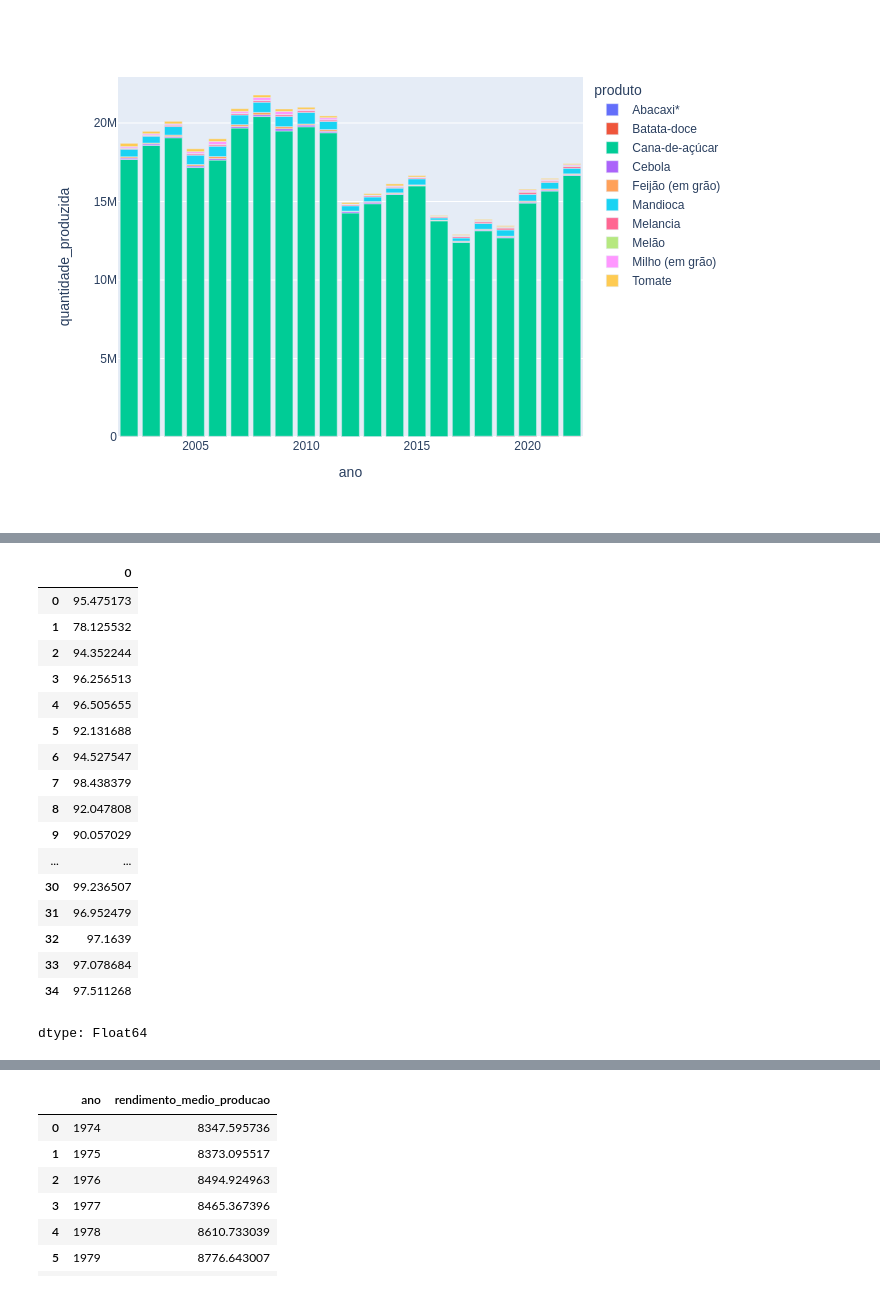
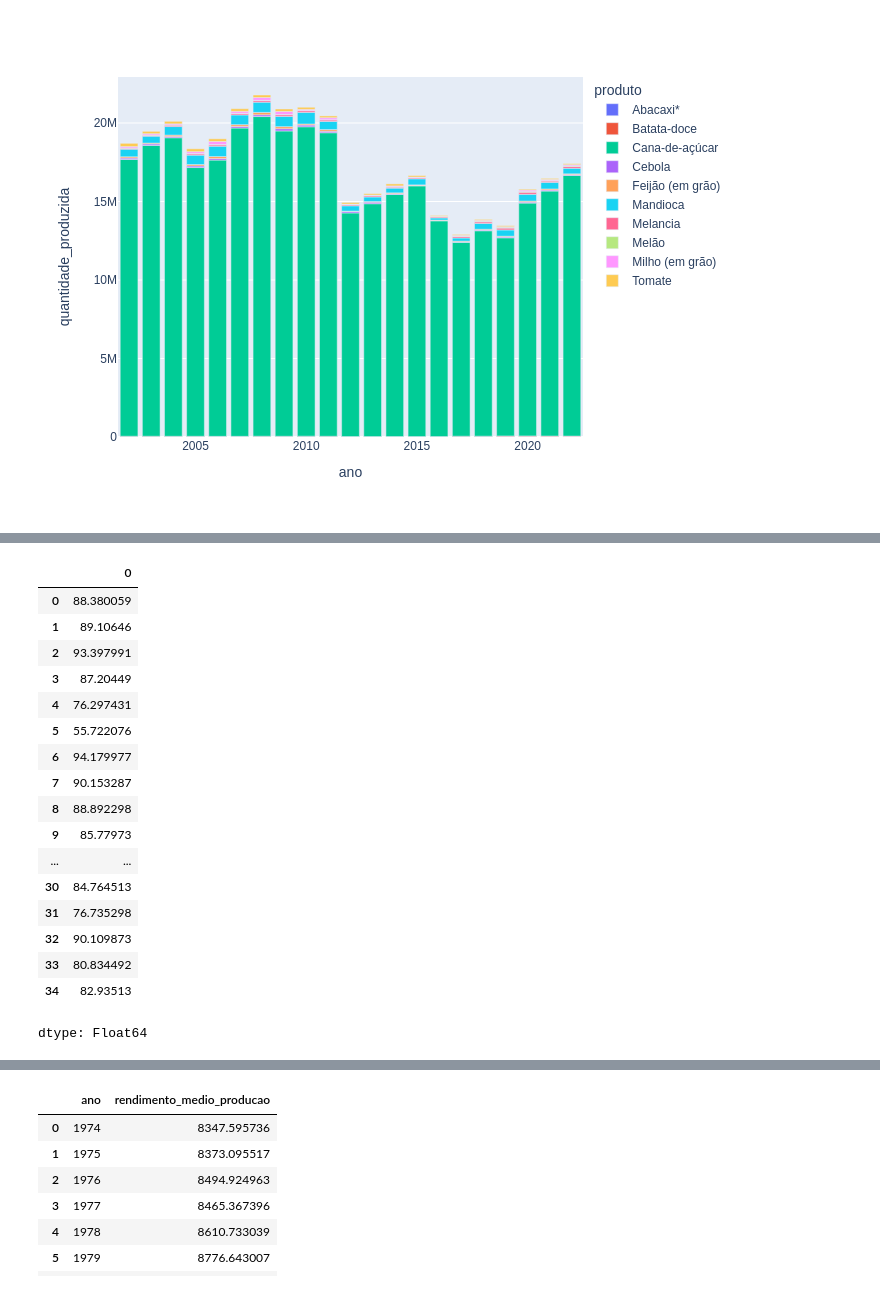
Before and after one commit to luizantoniont/analises-exploratorias-dados, a Jupyter notebook: EDA_pam_temporarias.ipynb, the cells around one changed output, grey strips where cells are left out. Cells and saved outputs as stored; diff of their text form; code cells hidden in the pictures.

```diff
--- a/EDA_pam_temporarias.ipynb
+++ b/EDA_pam_temporarias.ipynb
@@ -231,6 +235,6 @@ fig.show('png')
 # %% [output]
 [figure]
 # %%
-df_area_por_ano = df[df['ano'] > 1987].groupby('ano')[['area_destinada_colheita', 'area_colhida']].sum().reset_index()
+df_area_por_ano = df[df['ano'] > 1987].groupby('ano')[['area_plantada', 'area_colhida']].sum().reset_index()
 df_area_por_ano
 # %% [output]
@@ -238,24 +258,24 @@ KeyError: "Columns not found: 'area_destinada_colheita'"
 # %%
-percent_area_colhida = (df_area_por_ano['area_colhida'] / df_area_por_ano['area_destinada_colheita']) * 100
+percent_area_colhida = (df_area_por_ano['area_colhida'] / df_area_por_ano['area_plantada']) * 100
 percent_area_colhida
 # %% [output]
 |  | 0 |
-| 0 | 95.475173 |
-| 1 | 78.125532 |
-| 2 | 94.352244 |
-| 3 | 96.256513 |
-| 4 | 96.505655 |
-| 5 | 92.131688 |
-| 6 | 94.527547 |
-| 7 | 98.438379 |
-| 8 | 92.047808 |
-| 9 | 90.057029 |
+| 0 | 88.380059 |
+| 1 | 89.10646 |
+| 2 | 93.397991 |
+| 3 | 87.20449 |
+| 4 | 76.297431 |
+| 5 | 55.722076 |
+| 6 | 94.179977 |
+| 7 | 90.153287 |
+| 8 | 88.892298 |
+| 9 | 85.77973 |
 | ... | ... |
-| 30 | 99.236507 |
-| 31 | 96.952479 |
-| 32 | 97.1639 |
-| 33 | 97.078684 |
-| 34 | 97.511268 |
+| 30 | 84.764513 |
+| 31 | 76.735298 |
+| 32 | 90.109873 |
+| 33 | 80.834492 |
+| 34 | 82.93513 |
 dtype: Float64
 # %%
 df_area_por_ano['percent_area_colhida'] = percent_area_colhida
```
Also changed, not shown: parts of 9 cells of this notebook.
